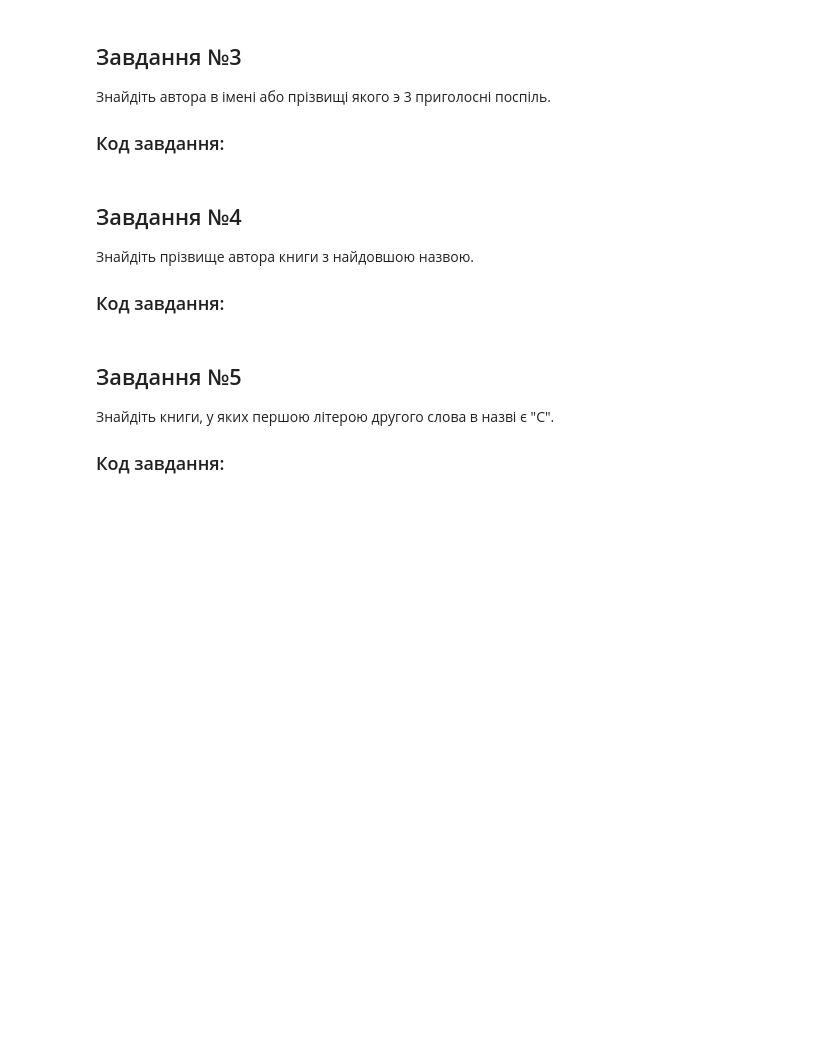
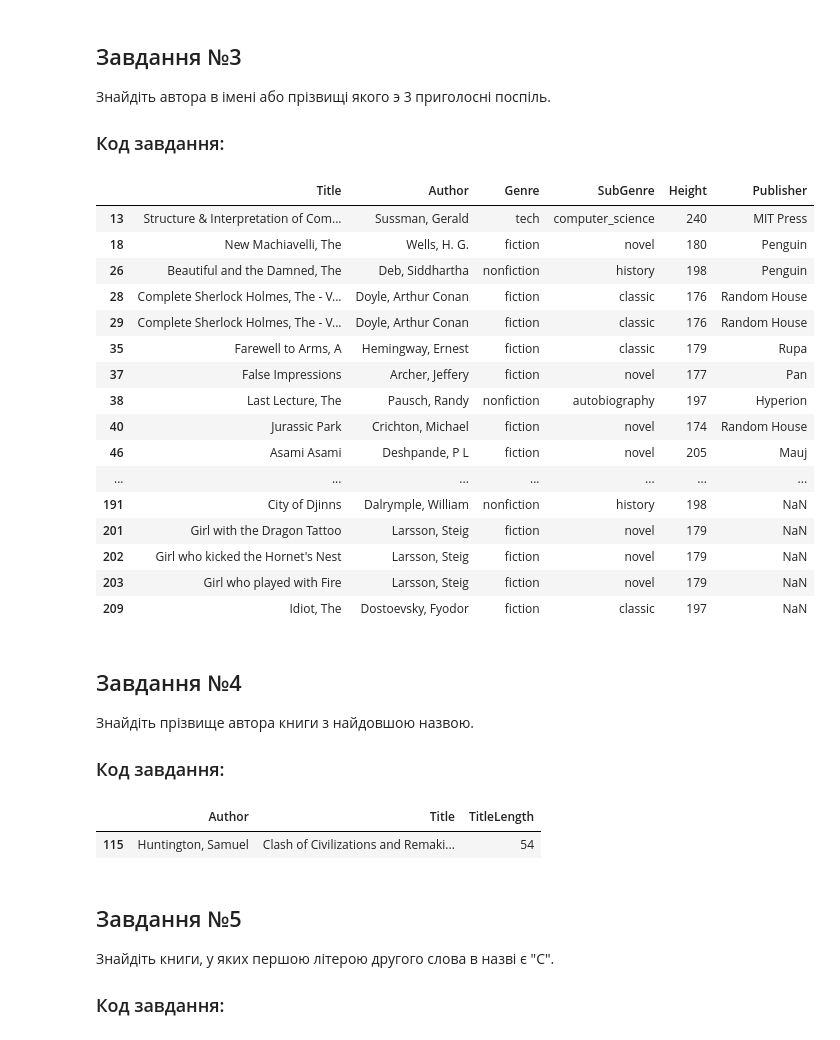
Before and after one commit to YuriiBoichuk/Python-Frameworks, a Jupyter notebook: L6/L6(FP).ipynb, the cells around one changed output. Cells and saved outputs as stored; diff of their text form; code cells hidden in the pictures; blank space fills up the shorter version.

```diff
--- a/L6/L6(FP).ipynb
+++ b/L6/L6(FP).ipynb
@@ -34,10 +54,37 @@ books
 ## Завдання №3
 Знайдіть автора в імені або прізвищі якого э 3 приголосні поспіль.
 ### Код завдання:
+# %%
+books.loc[books['Author'].str.extract('.*([qwrtpsdfghjklzxcvbnm]{3})').dropna().index.values, 'Title':'Publisher']
+# %% [output]
+|  | Title | Author | Genre | SubGenre | Height | Publisher |
+| 13 | Structure & Interpretation of Com... | Sussman, Gerald | tech | computer_science | 240 | MIT Press |
+| 18 | New Machiavelli, The | Wells, H. G. | fiction | novel | 180 | Penguin |
+| 26 | Beautiful and the Damned, The | Deb, Siddhartha | nonfiction | history | 198 | Penguin |
+| 28 | Complete Sherlock Holmes, The - V... | Doyle, Arthur Conan | fiction | classic | 176 | Random House |
+| 29 | Complete Sherlock Holmes, The - V... | Doyle, Arthur Conan | fiction | classic | 176 | Random House |
+| 35 | Farewell to Arms, A | Hemingway, Ernest | fiction | classic | 179 | Rupa |
+| 37 | False Impressions | Archer, Jeffery | fiction | novel | 177 | Pan |
+| 38 | Last Lecture, The | Pausch, Randy | nonfiction | autobiography | 197 | Hyperion |
+| 40 | Jurassic Park | Crichton, Michael | fiction | novel | 174 | Random House |
+| 46 | Asami Asami | Deshpande, P L | fiction | novel | 205 | Mauj |
+| ... | ... | ... | ... | ... | ... | ... |
+| 191 | City of Djinns | Dalrymple, William | nonfiction | history | 198 | NaN |
+| 201 | Girl with the Dragon Tattoo | Larsson, Steig | fiction | novel | 179 | NaN |
+| 202 | Girl who kicked the Hornet's Nest | Larsson, Steig | fiction | novel | 179 | NaN |
+| 203 | Girl who played with Fire | Larsson, Steig | fiction | novel | 179 | NaN |
+| 209 | Idiot, The | Dostoevsky, Fyodor | fiction | classic | 197 | NaN |
 # %% [markdown]
 ## Завдання №4
 Знайдіть прізвище автора книги з найдовшою назвою.
 ### Код завдання:
+# %%
+task_5 = books.copy()
+task_5['TitleLength'] = task_5['Title'].str.len()
+task_5[['Author', 'Title', 'TitleLength']].sort_values(by=['TitleLength'], ascending=False).head(1)
+# %% [output]
+|  | Author | Title | TitleLength |
+| 115 | Huntington, Samuel | Clash of Civilizations and Remaki... | 54 |
 # %% [markdown]
 ## Завдання №5
 Знайдіть книги, у яких першою літерою другого слова в назві є "С".
```
Also changed, not shown: parts of 5 cells of this notebook, 1 other file.
